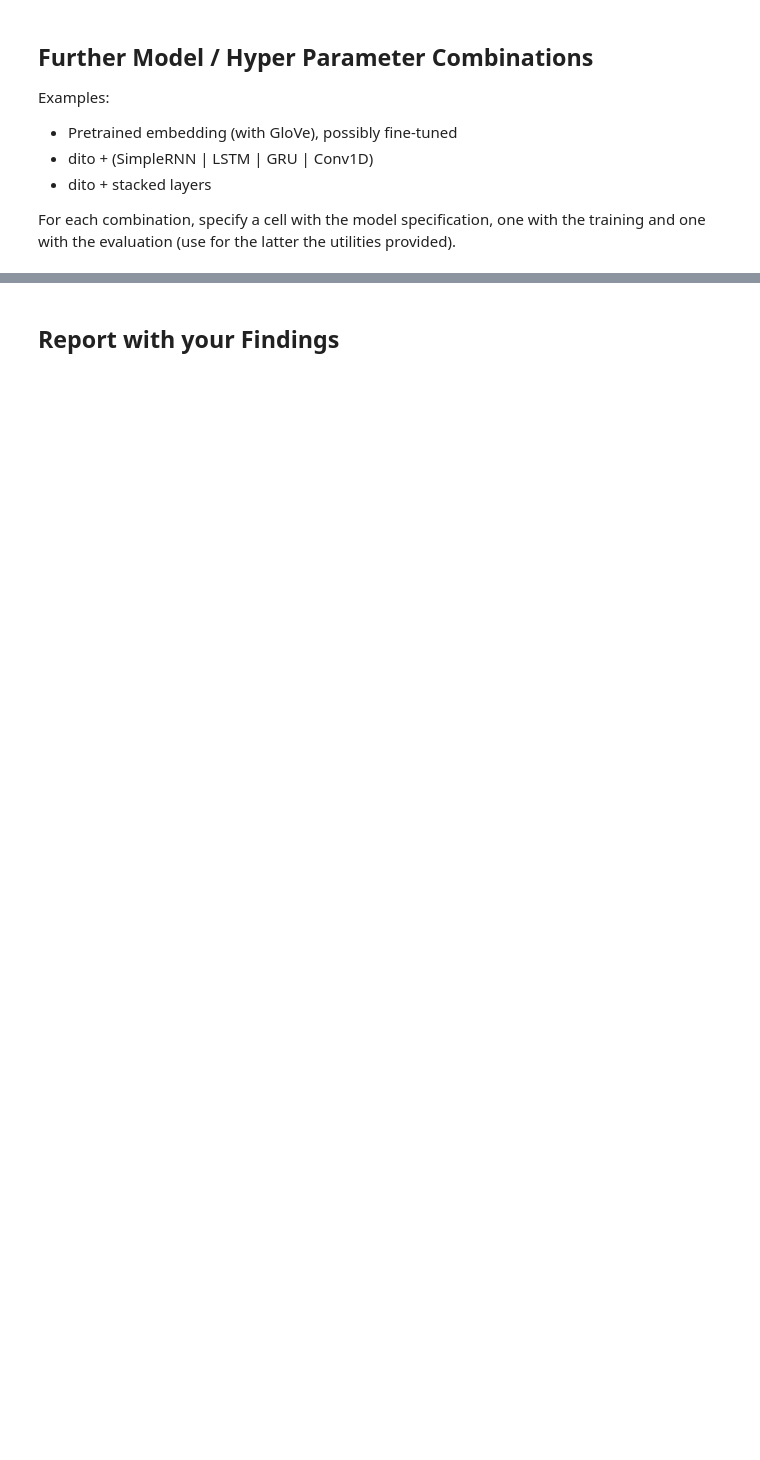
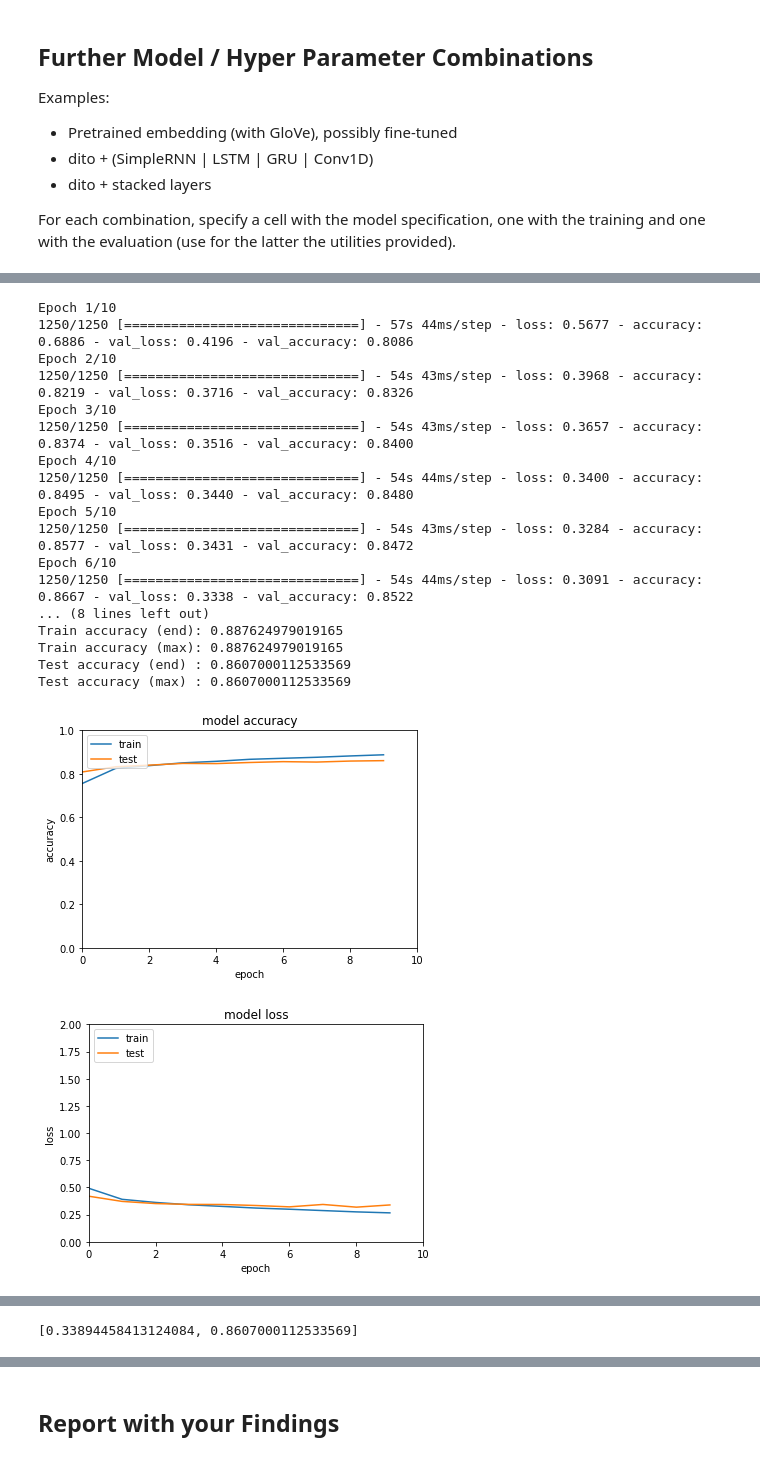
Before and after one commit to PatCH0816/TSM_DeLearn, a Jupyter notebook: exercises/exercise12/gr11_sentiment_imdb_stud.ipynb, the cells around one changed output, grey strips where cells are left out. Cells and saved outputs as stored; diff of their text form; code cells hidden in the pictures; blank space fills up the shorter version.

```diff
--- a/exercises/exercise12/gr11_sentiment_imdb_stud.ipynb
+++ b/exercises/exercise12/gr11_sentiment_imdb_stud.ipynb
@@ -363,0 +575,16 @@ For each combination, specify a cell with the model specification, one with the
+# %%
+model = Sequential()
+model.add(embedding_layer)
+model.add(LSTM(32, return_sequences=True))
+model.add(LSTM(32, return_sequences=True))
+model.add(LSTM(32))
+model.add(Flatten())
+model.add(Dense(1, activation='sigmoid'))
+
+model.compile(loss='binary_crossentropy',
+             optimizer='adam',
+             metrics=['accuracy'])
+
+# START YOUR CODE
+
+print(model.summary())
@@ -363,0 +609,27 @@ For each combination, specify a cell with the model specification, one with the
+# %%
+history = model.fit(X_train, y_train, batch_size=batchsize, epochs=nepochs, verbose=1, validation_data=(X_test, y_test))
+
+performance_plots(model, X_test, y_test, history, nepochs)
+confusion_matrix(model, X_test, y_test)
+
+model.evaluate(X_test, y_test)
+# %% [output]
+Epoch 1/10
+1250/1250 [==============================] - 57s 44ms/step - loss: 0.5677 - accuracy: 0.6886 - val_loss: 0.4196 - val_accuracy: 0.8086
+Epoch 2/10
+1250/1250 [==============================] - 54s 43ms/step - loss: 0.3968 - accuracy: 0.8219 - val_loss: 0.3716 - val_accuracy: 0.8326
+Epoch 3/10
+1250/1250 [==============================] - 54s 43ms/step - loss: 0.3657 - accuracy: 0.8374 - val_loss: 0.3516 - val_accuracy: 0.8400
+Epoch 4/10
+1250/1250 [==============================] - 54s 44ms/step - loss: 0.3400 - accuracy: 0.8495 - val_loss: 0.3440 - val_accuracy: 0.8480
+Epoch 5/10
+1250/1250 [==============================] - 54s 43ms/step - loss: 0.3284 - accuracy: 0.8577 - val_loss: 0.3431 - val_accuracy: 0.8472
+Epoch 6/10
+1250/1250 [==============================] - 54s 44ms/step - loss: 0.3091 - accuracy: 0.8667 - val_loss: 0.3338 - val_accuracy: 0.8522
+... (8 lines left out)
+Train accuracy (end): 0.887624979019165
+Train accuracy (max): 0.887624979019165
+Test accuracy (end) : 0.8607000112533569
+Test accuracy (max) : 0.8607000112533569
+[figure, added]
+[figure, added]
@@ -363,0 +637 @@ For each combination, specify a cell with the model specification, one with the
+[0.33894458413124084, 0.8607000112533569]
```
Also changed, not shown: parts of 25 cells of this notebook, 1 other file.
